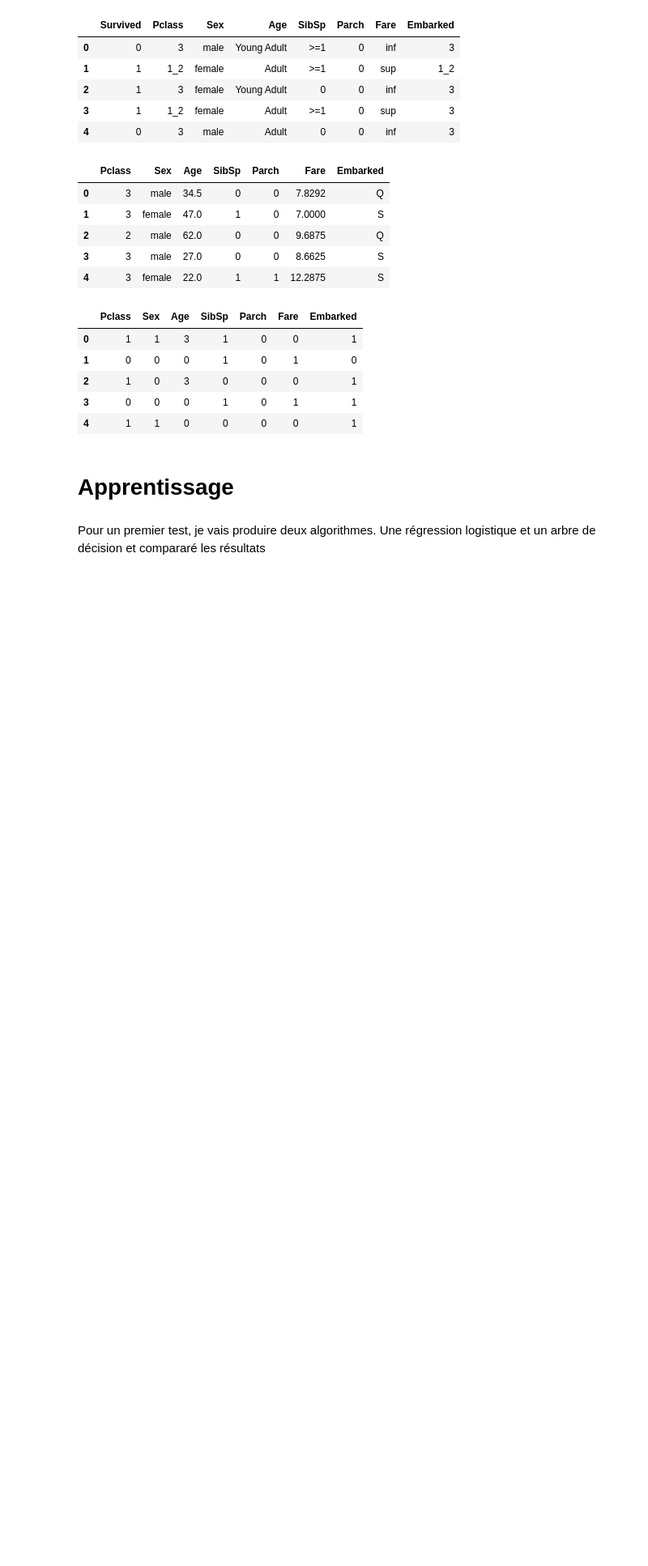
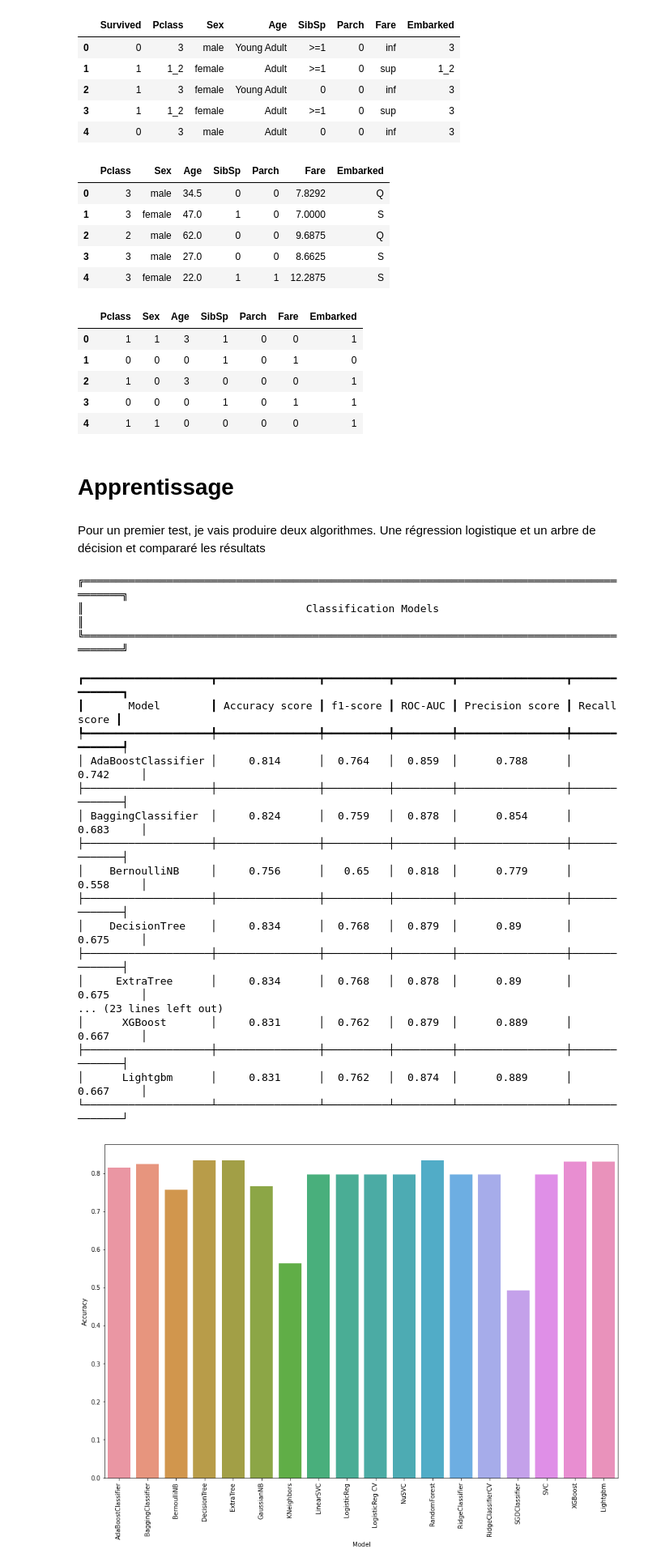
Before and after one commit to Alcoz/DataScience-Project, a Jupyter notebook: Kaggle/Kaggle_Titanic.ipynb, the cells around one changed output. Shown at 81% size. Saved outputs shown, nothing was run; the diff lists cells and outputs as text; code cells hidden in the pictures; blank space fills up the shorter version.

Commit message:
Train and test phase improved

```diff
--- a/Kaggle/Kaggle_Titanic.ipynb
+++ b/Kaggle/Kaggle_Titanic.ipynb
@@ -419,6 +419,10 @@ X.head()
 | 4 | 1 | 1 | 0 | 0 | 0 | 0 | 1 |
 # %% [markdown]
 # Apprentissage
+# %%
+X = X[[
+    "Pclass", "Sex", "Age", "Fare"
+]]
 # %% [markdown]
 Pour un premier test, je vais produire deux algorithmes. Une régression logistique et un arbre de décision et compararé les résultats
 # %%
@@ -426,3 +430,39 @@ from sklearn.model_selection import train_test_split
 # %%
 X_train, X_test, y_train, y_test = train_test_split(
         X, y, test_size=0.33, random_state=42)
+# %%
+y_train = y_train.to_numpy().ravel()
+y_test = y_test.to_numpy().ravel()
+# %%
+y_train = y_train.astype("int")
+y_test = y_test.astype("int")
+# %%
+from lightpredict import LightClassifier
+
+import warnings
+warnings.filterwarnings('ignore')
+
+lcf = LightClassifier()
+lcf.fit(X_train, X_test, y_train, y_test, rounds=3, plot = True)
+# %% [output]
+╔═══════════════════════════════════════════════════════════════════════════════════════════╗
+║                                   Classification Models                                   ║
+╚═══════════════════════════════════════════════════════════════════════════════════════════╝
+┏━━━━━━━━━━━━━━━━━━━━┳━━━━━━━━━━━━━━━━┳━━━━━━━━━━┳━━━━━━━━━┳━━━━━━━━━━━━━━━━━┳━━━━━━━━━━━━━━┓
+┃       Model        ┃ Accuracy score ┃ f1-score ┃ ROC-AUC ┃ Precision score ┃ Recall score ┃
+┡━━━━━━━━━━━━━━━━━━━━╇━━━━━━━━━━━━━━━━╇━━━━━━━━━━╇━━━━━━━━━╇━━━━━━━━━━━━━━━━━╇━━━━━━━━━━━━━━┩
+│ AdaBoostClassifier │     0.814      │  0.764   │  0.859  │      0.788      │    0.742     │
+├────────────────────┼────────────────┼──────────┼─────────┼─────────────────┼──────────────┤
+│ BaggingClassifier  │     0.824      │  0.759   │  0.878  │      0.854      │    0.683     │
+├────────────────────┼────────────────┼──────────┼─────────┼─────────────────┼──────────────┤
+│    BernoulliNB     │     0.756      │   0.65   │  0.818  │      0.779      │    0.558     │
+├────────────────────┼────────────────┼──────────┼─────────┼─────────────────┼──────────────┤
+│    DecisionTree    │     0.834      │  0.768   │  0.879  │      0.89       │    0.675     │
+├────────────────────┼────────────────┼──────────┼─────────┼─────────────────┼──────────────┤
+│     ExtraTree      │     0.834      │  0.768   │  0.878  │      0.89       │    0.675     │
+... (23 lines left out)
+│      XGBoost       │     0.831      │  0.762   │  0.879  │      0.889      │    0.667     │
+├────────────────────┼────────────────┼──────────┼─────────┼─────────────────┼──────────────┤
+│      Lightgbm      │     0.831      │  0.762   │  0.874  │      0.889      │    0.667     │
+└────────────────────┴────────────────┴──────────┴─────────┴─────────────────┴──────────────┘
+[figure, added]
```
Also changed, not shown: parts of 17 cells of this notebook.
